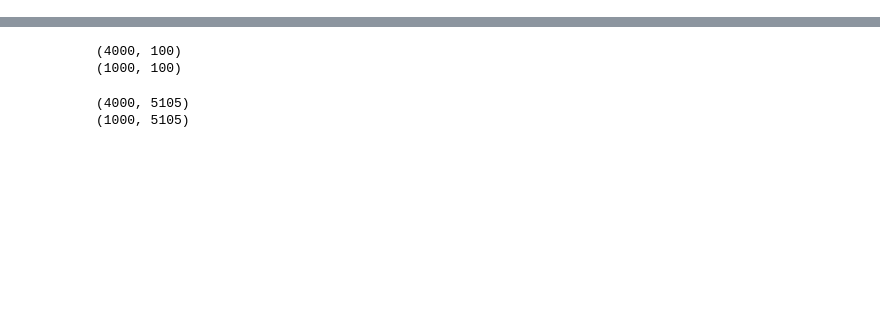
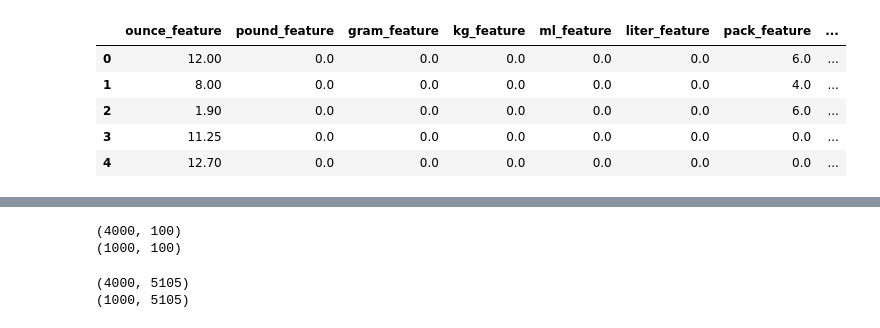
Before and after one commit to AnmolChetani/pricelens-ai, a Jupyter notebook: notebooks/05_Multimodal_Model.ipynb, the cells around one changed output, grey strips where cells are left out. Saved outputs shown, nothing was run; the diff lists cells and outputs as text; code cells hidden in the pictures; blank space fills up the shorter version.

Commit message:
Added quantity feature engineering and improved multimodal pipeline

```diff
--- a/notebooks/05_Multimodal_Model.ipynb
+++ b/notebooks/05_Multimodal_Model.ipynb
@@ -55,32 +59,0 @@ print(X_valid_tfidf.shape)
-# %%
-def extract_quantity_features(text):
-    text = str(text).lower()
-
-    ounce = re.search(r'(\d+\.?\d*)\s*(oz|ounce)', text)
-    pound = re.search(r'(\d+\.?\d*)\s*(lb|pound)', text)
-    pack = re.search(r'pack of (\d+)', text)
-    serving = re.search(r'(\d+)\s*servings', text)
-    count = re.search(r'(\d+)\s*count', text)
-
-    return pd.Series([
-        float(ounce.group(1)) if ounce else 0,
-        float(pound.group(1)) if pound else 0,
-        float(pack.group(1)) if pack else 0,
-        float(serving.group(1)) if serving else 0,
-        float(count.group(1)) if count else 0
-    ])
-
-
-quantity_features = sample_df[
-    "catalog_content"
-].apply(extract_quantity_features)
-
-quantity_features.columns = [
-    "ounce_feature",
-    "pound_feature",
-    "pack_feature",
-    "serving_feature",
-    "count_feature"
-]
-
-quantity_features.head()
@@ -86,0 +110,13 @@ quantity_features.head()
+# %%
+quantity_features = train_df[
+    "catalog_content"
+].apply(extract_quantity_features)
+
+quantity_features.head()
+# %% [output]
+|  | ounce_feature | pound_feature | gram_feature | kg_feature | ml_feature | liter_feature | pack_feature | ... |
+| 0 | 12.00 | 0.0 | 0.0 | 0.0 | 0.0 | 0.0 | 6.0 | ... |
+| 1 | 8.00 | 0.0 | 0.0 | 0.0 | 0.0 | 0.0 | 4.0 | ... |
+| 2 | 1.90 | 0.0 | 0.0 | 0.0 | 0.0 | 0.0 | 6.0 | ... |
+| 3 | 11.25 | 0.0 | 0.0 | 0.0 | 0.0 | 0.0 | 0.0 | ... |
+| 4 | 12.70 | 0.0 | 0.0 | 0.0 | 0.0 | 0.0 | 0.0 | ... |
```
Also changed, not shown: parts of 8 cells of this notebook.
